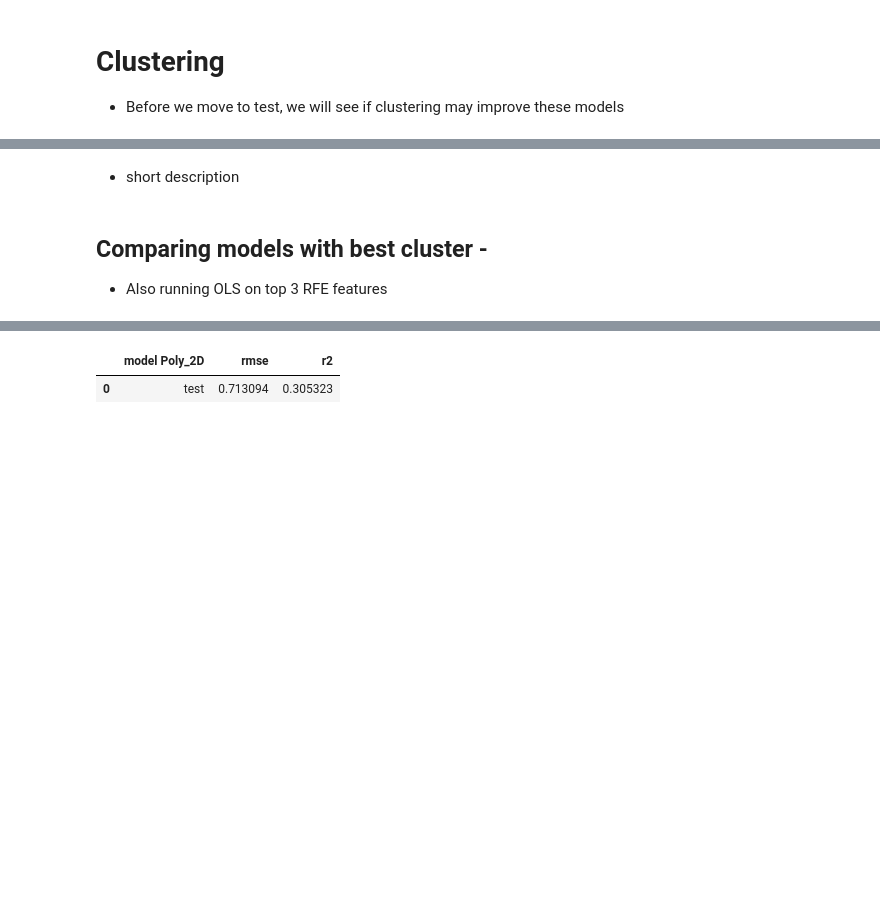
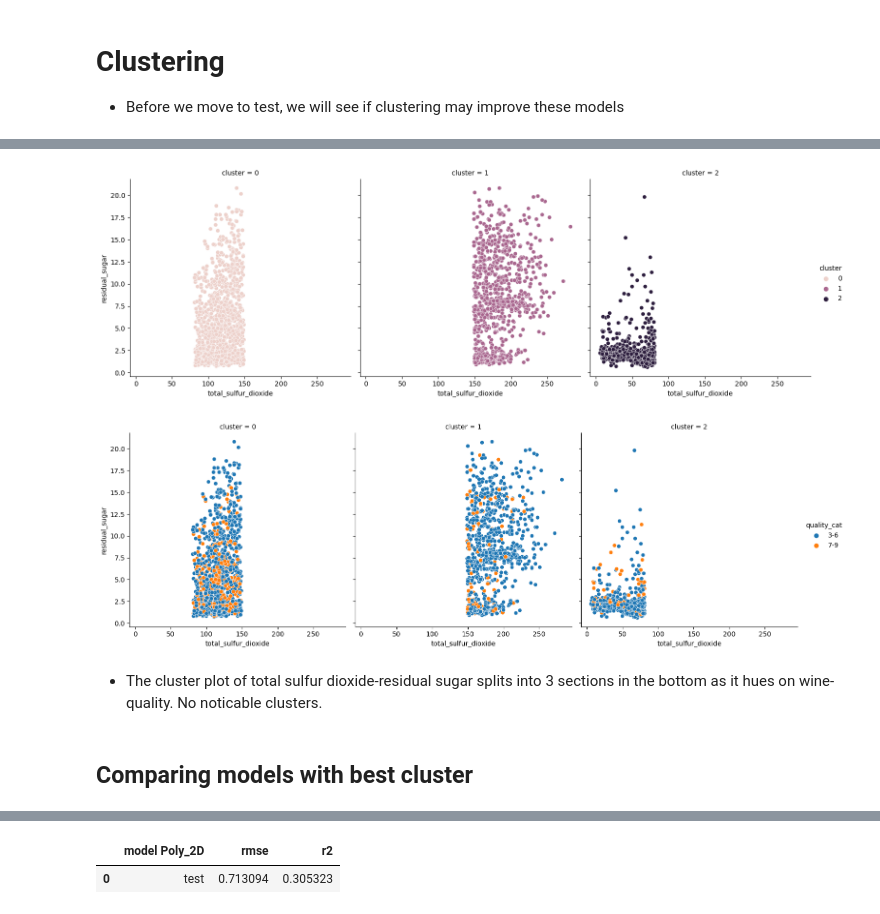
Before and after one commit to Team-BCR/project3_wine, a Jupyter notebook: final_report.ipynb, the cells around one changed output, grey strips where cells are left out. Drawn from its saved outputs; the diff is of its cells as text; code cells hidden in the pictures; blank space fills up the shorter version.

```diff
--- a/final_report.ipynb
+++ b/final_report.ipynb
@@ -346,10 +359,12 @@ w.display_model_metrics(baseline, tr, y_tr, y_val, y_ts, X_tr_sc, X_val_sc, X_ts
 # %%
 # Display cluster #3
-# INSERT CODE HERE
+eo.plot_cluster_3(X_tr, y_tr)
+# %% [output]
+[figure, added]
+[figure, added]
 # %% [markdown]
-* short description
+* The cluster plot of total sulfur dioxide-residual sugar splits into 3 sections in the bottom as it hues on wine-quality. No noticable clusters.
 # %% [markdown]
-## Comparing models with best cluster -
-* Also running OLS on top 3 RFE features
+## Comparing models with best cluster
 # %%
 # get model results
```
Also changed, not shown: parts of 17 cells of this notebook, 2 other files.
